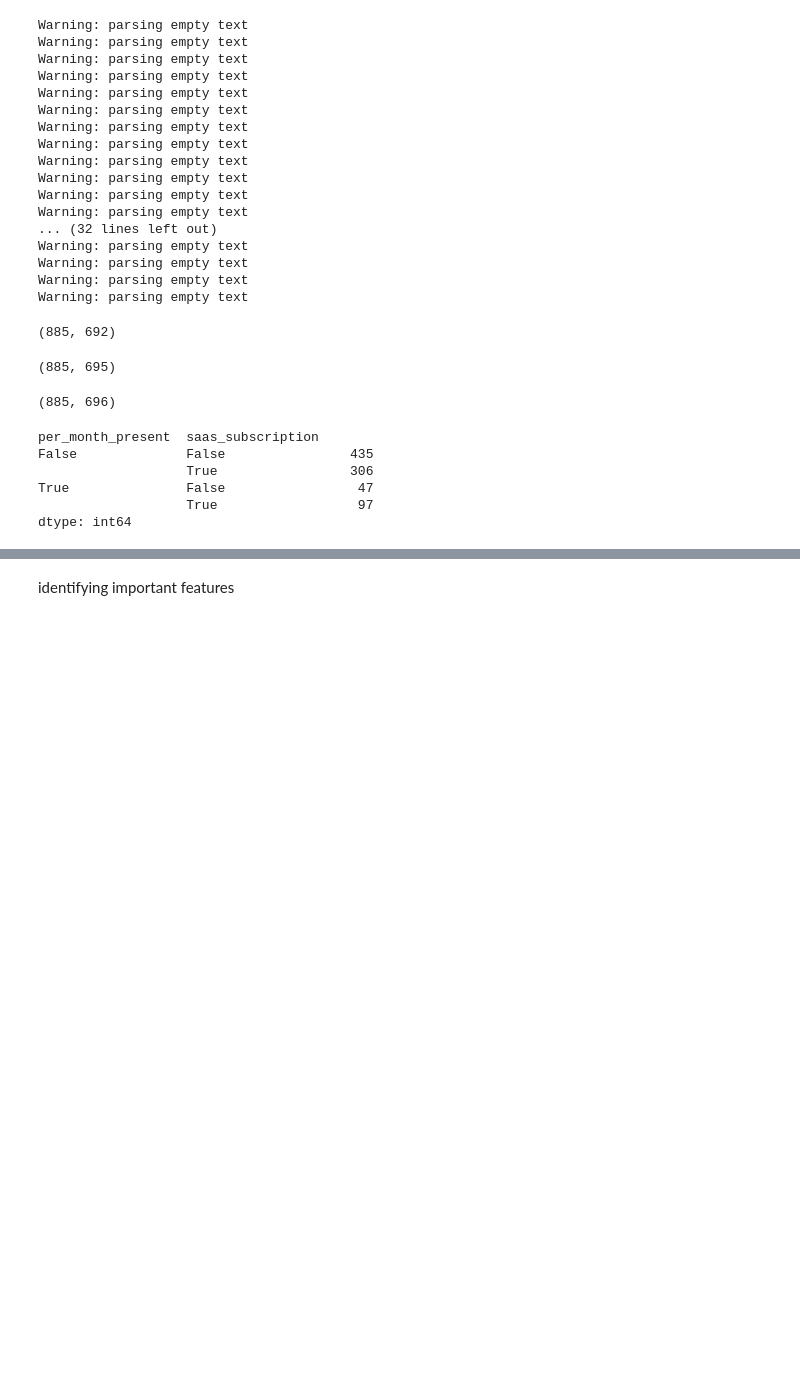
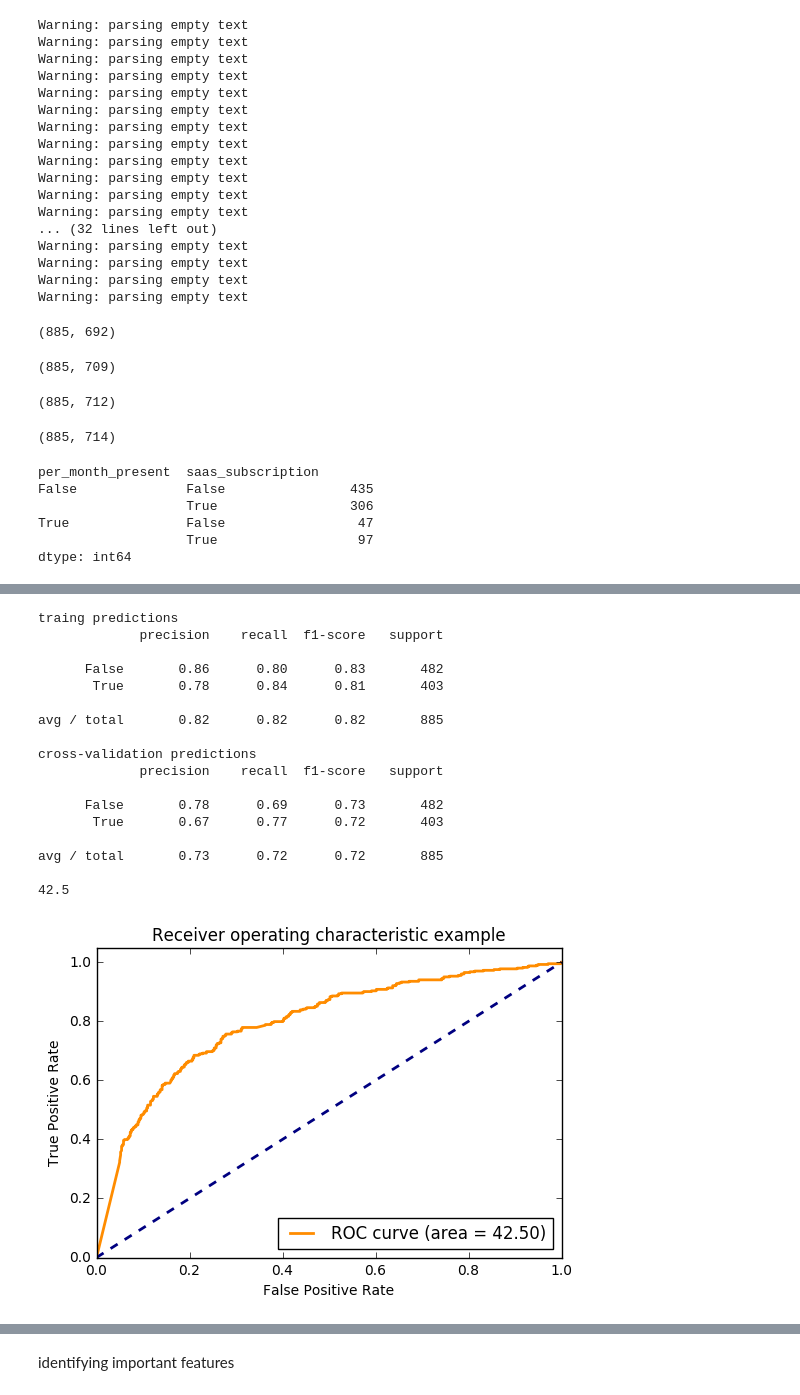
Before and after one commit to narenkumarR/nlpintelligence, a Jupyter notebook: scoring_model/modelling_dec28.ipynb, the cells around one changed output, grey strips where cells are left out. Cells and saved outputs as stored; diff of their text form; code cells hidden in the pictures; blank space fills up the shorter version.

Commit message:
Chargebee crawling code and scoring model checks

```diff
--- a/scoring_model/modelling_dec28.ipynb
+++ b/scoring_model/modelling_dec28.ipynb
@@ -93,6 +100,7 @@ Warning: parsing empty text
 df.to_csv('final_data_used_dec28.csv',index=False,quoting=1,encoding='utf-8')
 # %%
 df = pd.read_csv('final_data_used_dec28.csv')
+feat_names = pd.read_csv('feature_names_stem.csv')['word']
 # %%
 stop_words = stopwords.words()+['http','https','goo','isnt','wwwfacebookcomtr','wwwgoogletagmanagercomnshtml',
                                'and','be','do','facebook','for','in','is','inc','linkedin','of','the','to',
@@ -102,6 +110,15 @@ tfidf = tfidf_vectorizer.fit_transform(df['website_text'].fillna(''))
 tfidf.shape
 # %% [output]
 (885, 692)
+# %%
+stop_words = stopwords.words()+['http','https','goo','isnt','wwwfacebookcomtr','wwwgoogletagmanagercomnshtml',
+                               'and','be','do','facebook','for','in','is','inc','linkedin','of','the','to',
+                               'using','use','home','get','us']
+tfidf_vectorizer = TfidfVectorizer(max_df=0.95, min_df=0.1,stop_words=stop_words,vocabulary=feat_names)
+tfidf = tfidf_vectorizer.fit_transform(df['website_text_stemmed'].fillna(''))
+tfidf.shape
+# %% [output]
+(885, 709)
 # %%
 from scipy.sparse import hstack
 from scipy.sparse.csr import csr_matrix
@@ -110,16 +127,20 @@ tfidf_n_vars = hstack([tfidf,
 tfidf_n_vars.shape
 # tfidf_n_vars = tfidf
 # %% [output]
-(885, 695)
+(885, 712)
 # %%
-#new variables
-reg_text = r'(([0-9]|$|\b)per|/)(\b| |\n|\r){0,2}(month|year|\bmo)\b'
+#new variables (not used currently in the final model)
+reg_text = r'(([0-9]|\$|\b|/)per|/)(\b| |\n|\r){0,2}(month|year|\bmo)\b'
 df['per_month_present'] = df['website_text'].fillna('').str.contains(reg_text,case=False)
+#coming soon
+df['coming_soon'] = df['website_text'].fillna('').str.contains(r'coming soon',case=False)
+
+#combining all
 tfidf_n_vars = hstack([tfidf,
-        csr_matrix(df[['demo_present','login_present','pricing_present','per_month_present']].values.astype(float))])
+        csr_matrix(df[['demo_present','login_present','pricing_present','per_month_present','coming_soon']].values.astype(float))])
 tfidf_n_vars.shape
 # %% [output]
-(885, 696)
+(885, 714)
 # %%
 df.groupby(['per_month_present','saas_subscription']).size()
 # %% [output]
@@ -149,3 +171,45 @@ from sklearn.neural_network import MLPClassifier
 from sklearn.pipeline import make_pipeline
 from sklearn.preprocessing import StandardScaler
 from sklearn.feature_selection import SelectFromModel,RFE
+# %%
+clf = make_pipeline(StandardScaler(with_mean=False),MultinomialNB())
+clf.fit(tfidf_n_vars,df['saas_subscription'])
+print 'traing predictions'
+print classification_report(df['saas_subscription'],clf.predict(tfidf_n_vars))
+print 'cross-validation predictions'
+cv_pred = cross_val_predict(clf,tfidf_n_vars,df['saas_subscription'],cv=10)
+print classification_report(df['saas_subscription'],cv_pred)
+print auc(df['saas_subscription'],cv_pred)
+cv_pred_prob = cross_val_predict(clf,tfidf_n_vars,df['saas_subscription'],cv=10,method='predict_proba')[:,1]
+fpr, tpr, _ = roc_curve(df['saas_subscription'], cv_pred_prob)
+plt.figure()
+lw = 2
+plt.plot(fpr, tpr, color='darkorange',
+         lw=lw, label='ROC curve (area = %0.2f)' % auc(df['saas_subscription'],cv_pred))
+plt.plot([0, 1], [0, 1], color='navy', lw=lw, linestyle='--')
+plt.xlim([0.0, 1.0])
+plt.ylim([0.0, 1.05])
+plt.xlabel('False Positive Rate')
+plt.ylabel('True Positive Rate')
+plt.title('Receiver operating characteristic example')
+plt.legend(loc="lower right")
+plt.show()
+# %% [output]
+traing predictions
+             precision    recall  f1-score   support
+
+      False       0.86      0.80      0.83       482
+       True       0.78      0.84      0.81       403
+
+avg / total       0.82      0.82      0.82       885
+
+cross-validation predictions
+             precision    recall  f1-score   support
+
+      False       0.78      0.69      0.73       482
+       True       0.67      0.77      0.72       403
+
+avg / total       0.73      0.72      0.72       885
+
+42.5
+[figure, added]
```
Also changed, not shown: parts of 43 cells of this notebook, 24 other files.
